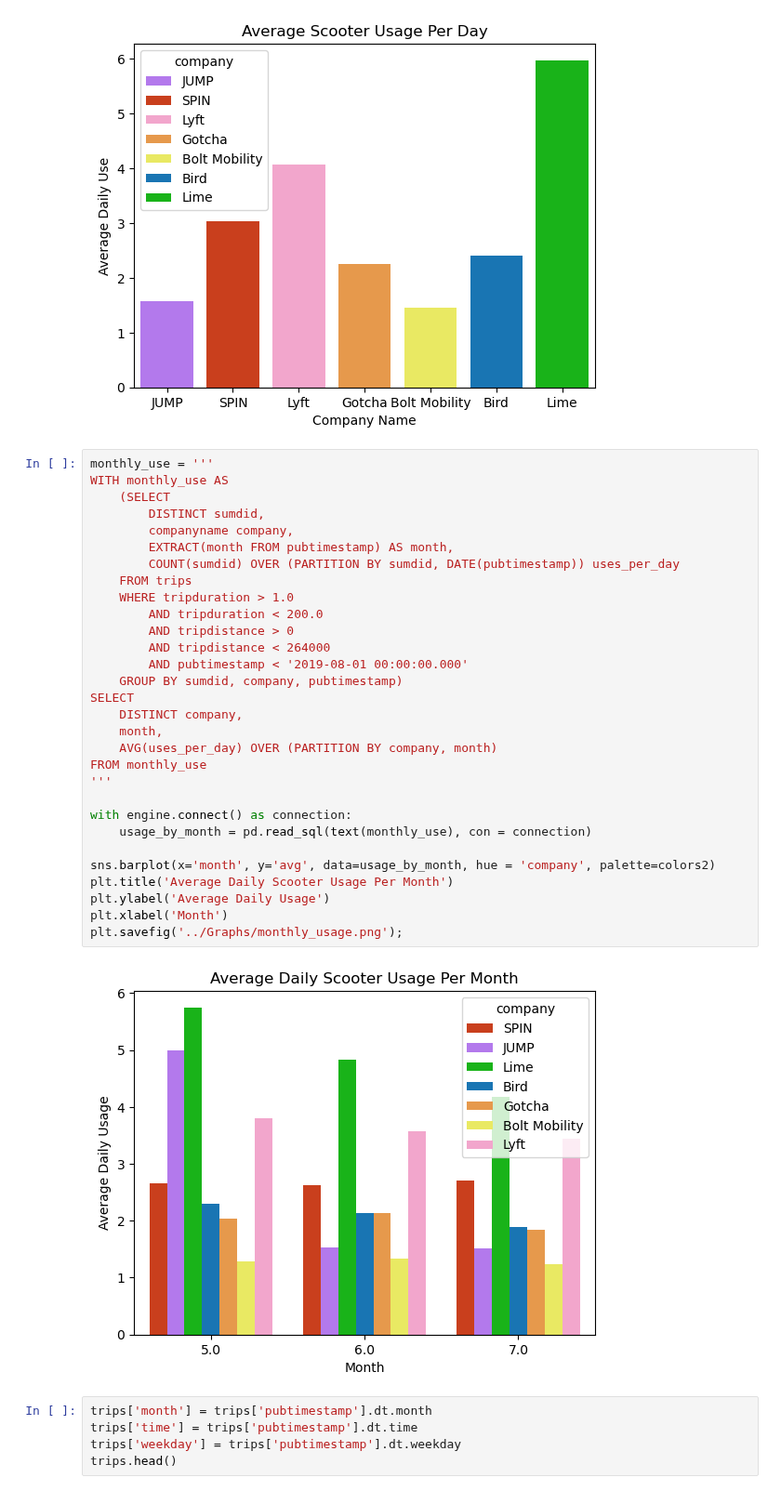
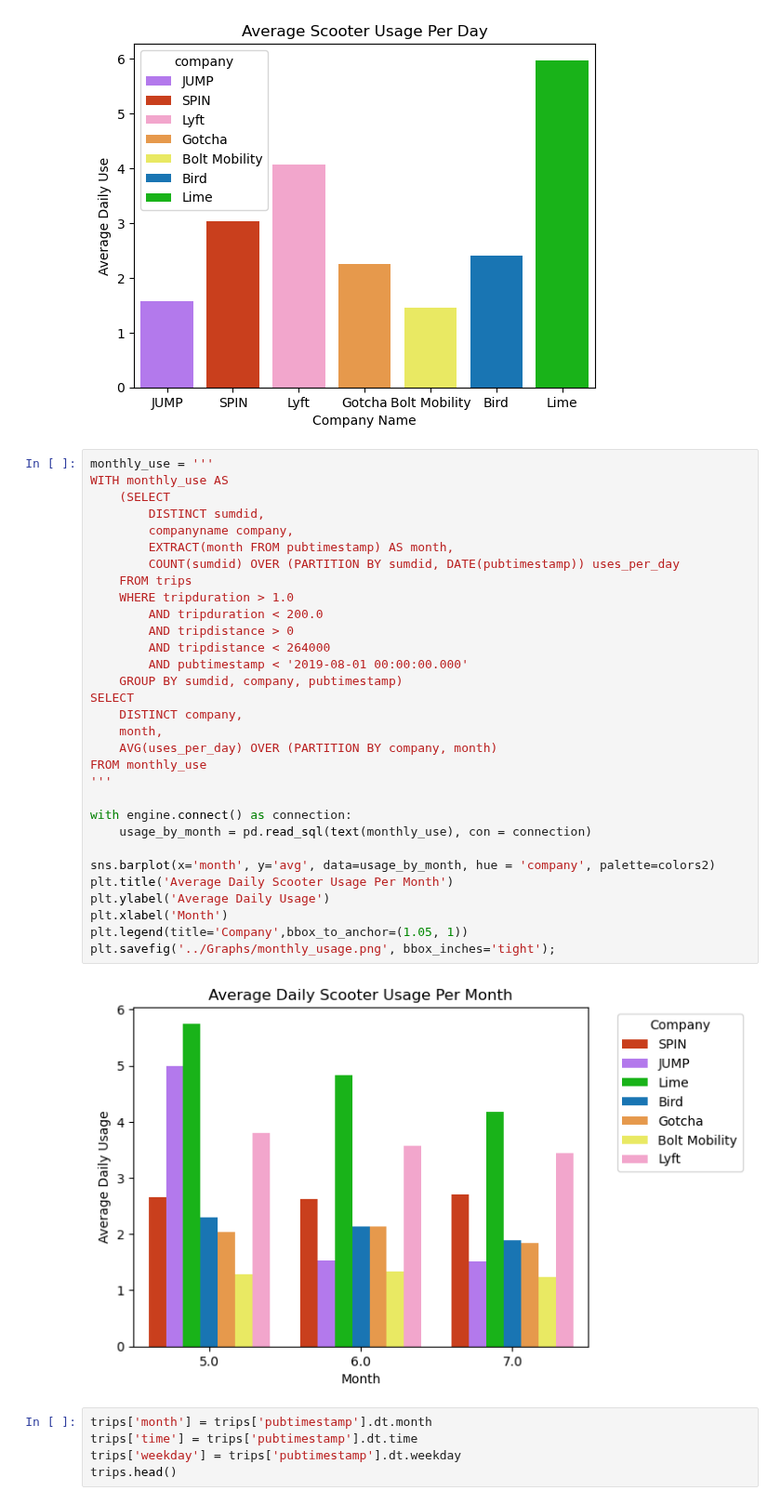
Before and after one commit to NSS-Data-Analytics-Cohort-10/scooters-group-6, a Jupyter notebook: notebooks/scooters.ipynb, the cells around one changed output. Shown at 93% size. Saved outputs shown, nothing was run; the diff lists cells and outputs as text.

Commit message:
Finialized graphs for presentation

```diff
--- a/notebooks/scooters.ipynb
+++ b/notebooks/scooters.ipynb
@@ -261,35 +261,36 @@ plt.savefig('../Graphs/avg_usage.png', bbox_inches='tight');
 # %%
 monthly_use = '''
 WITH monthly_use AS
     (SELECT
         DISTINCT sumdid,
         companyname company,
         EXTRACT(month FROM pubtimestamp) AS month,
         COUNT(sumdid) OVER (PARTITION BY sumdid, DATE(pubtimestamp)) uses_per_day
     FROM trips
     WHERE tripduration > 1.0
         AND tripduration < 200.0
         AND tripdistance > 0
         AND tripdistance < 264000
         AND pubtimestamp < '2019-08-01 00:00:00.000'
     GROUP BY sumdid, company, pubtimestamp)
 SELECT
     DISTINCT company,
     month,
     AVG(uses_per_day) OVER (PARTITION BY company, month)
 FROM monthly_use
 '''
 
 with engine.connect() as connection:
     usage_by_month = pd.read_sql(text(monthly_use), con = connection)
 
 sns.barplot(x='month', y='avg', data=usage_by_month, hue = 'company', palette=colors2)
 plt.title('Average Daily Scooter Usage Per Month')
 plt.ylabel('Average Daily Usage')
 plt.xlabel('Month')
-plt.savefig('../Graphs/monthly_usage.png');
+plt.legend(title='Company',bbox_to_anchor=(1.05, 1))
+plt.savefig('../Graphs/monthly_usage.png', bbox_inches='tight');
 # %% [output]
-[figure, old version]
+[figure, new version]
 # %%
 trips['month'] = trips['pubtimestamp'].dt.month
 trips['time'] = trips['pubtimestamp'].dt.time
```
Also changed, not shown: 2 other files.
